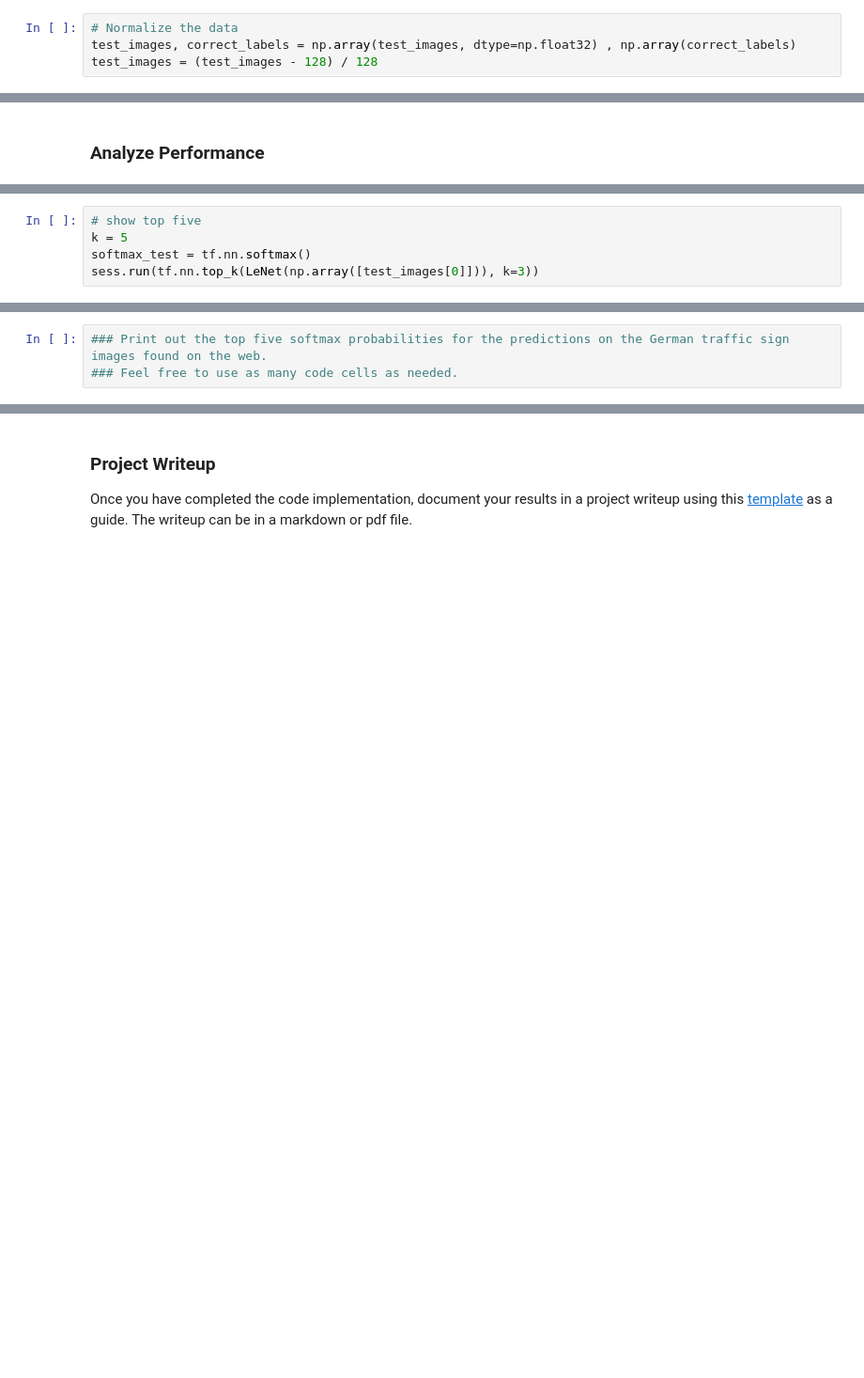
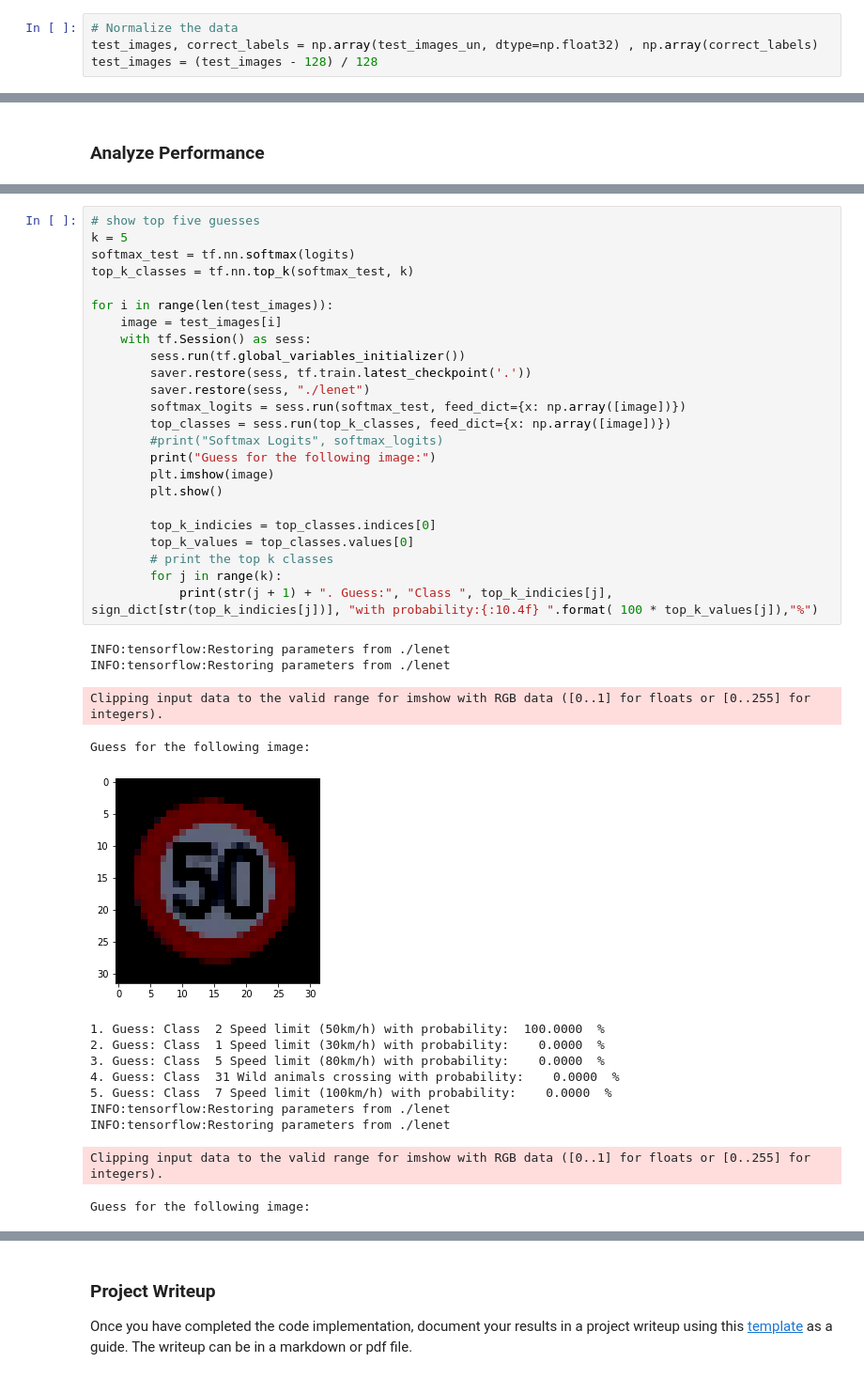
Before and after one commit to Kastouri/Traffic_Sign_Classifier, a Jupyter notebook: Traffic_Sign_Classifier.ipynb, the cells around one changed output, grey strips where cells are left out. Shown at 94% size. Drawn from its saved outputs; the diff is of its cells as text; blank space fills up the shorter version.

```diff
--- a/Traffic_Sign_Classifier.ipynb
+++ b/Traffic_Sign_Classifier.ipynb
@@ -432,6 +467,6 @@ Network will be tested on the following examples collected on the web:
 # %%
 # Normalize the data
-test_images, correct_labels = np.array(test_images, dtype=np.float32) , np.array(correct_labels)
+test_images, correct_labels = np.array(test_images_un, dtype=np.float32) , np.array(correct_labels)
 test_images = (test_images - 128) / 128
 # %% [markdown]
 ### Predict the Sign Type for Each Image
@@ -466,5 +504,0 @@ with tf.Session() as sess:
-# %%
-# show top five
-k = 5
-softmax_test = tf.nn.softmax()
-sess.run(tf.nn.top_k(LeNet(np.array([test_images[0]])), k=3))
@@ -513,3 +505,39 @@ Looking just at the first row we get `[ 0.34763842,  0.24879643,  0.12789202]`,
-# %%
-### Print out the top five softmax probabilities for the predictions on the German traffic sign images found on the web.
-### Feel free to use as many code cells as needed.
+# %%
+# show top five guesses
+k = 5
+softmax_test = tf.nn.softmax(logits)
+top_k_classes = tf.nn.top_k(softmax_test, k)
+
+for i in range(len(test_images)):
+    image = test_images[i]
+    with tf.Session() as sess:
+        sess.run(tf.global_variables_initializer())
+        saver.restore(sess, tf.train.latest_checkpoint('.'))
+        saver.restore(sess, "./lenet")
+        softmax_logits = sess.run(softmax_test, feed_dict={x: np.array([image])})
+        top_classes = sess.run(top_k_classes, feed_dict={x: np.array([image])})
+        #print("Softmax Logits", softmax_logits)
+        print("Guess for the following image:")
+        plt.imshow(image)
+        plt.show()
+
+        top_k_indicies = top_classes.indices[0]
+        top_k_values = top_classes.values[0]
+        # print the top k classes
+        for j in range(k):
+            print(str(j + 1) + ". Guess:", "Class ", top_k_indicies[j], sign_dict[str(top_k_indicies[j])], "with probability:{:10.4f} ".format( 100 * top_k_values[j]),"%")
+# %% [output]
+INFO:tensorflow:Restoring parameters from ./lenet
+INFO:tensorflow:Restoring parameters from ./lenet
+Clipping input data to the valid range for imshow with RGB data ([0..1] for floats or [0..255] for integers).
+Guess for the following image:
+[figure, added]
+1. Guess: Class  2 Speed limit (50km/h) with probability:  100.0000  %
+2. Guess: Class  1 Speed limit (30km/h) with probability:    0.0000  %
+3. Guess: Class  5 Speed limit (80km/h) with probability:    0.0000  %
+4. Guess: Class  31 Wild animals crossing with probability:    0.0000  %
+5. Guess: Class  7 Speed limit (100km/h) with probability:    0.0000  %
+INFO:tensorflow:Restoring parameters from ./lenet
+INFO:tensorflow:Restoring parameters from ./lenet
+Clipping input data to the valid range for imshow with RGB data ([0..1] for floats or [0..255] for integers).
+Guess for the following image:
```
Also changed, not shown: parts of 12 cells of this notebook.
